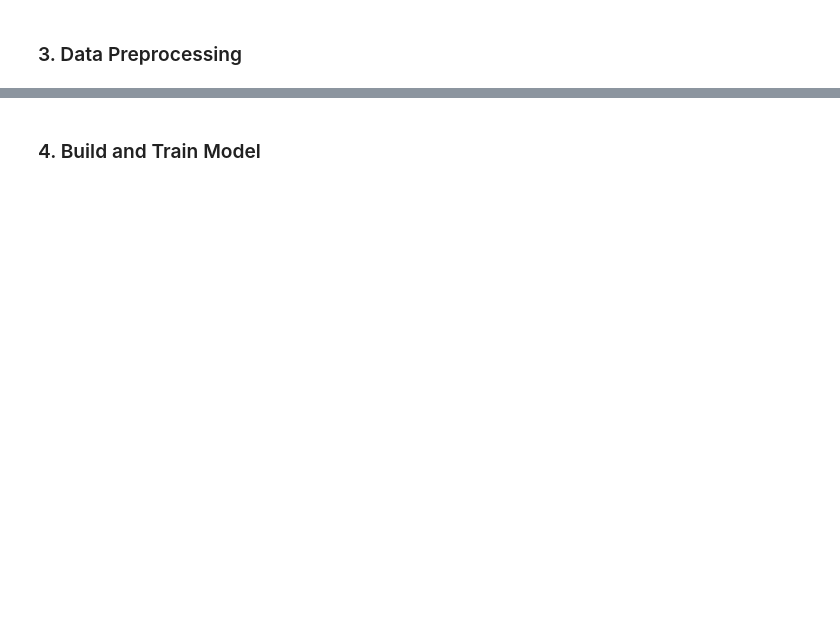
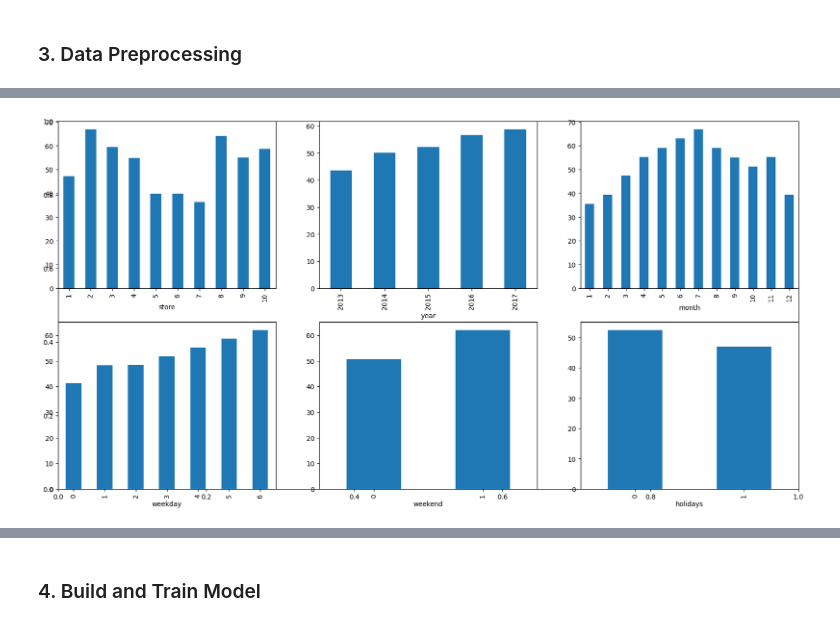
Before and after one commit to fatahrahimi330/100-Machine-Learning-Projects, a Jupyter notebook: 29-Inventory Demand Forecasting/inventory_demand_forecasting.ipynb, the cells around one changed output, grey strips where cells are left out. Drawn from its saved outputs; the diff is of its cells as text; code cells hidden in the pictures; blank space fills up the shorter version.

```diff
--- a/29-Inventory Demand Forecasting/inventory_demand_forecasting.ipynb
+++ b/29-Inventory Demand Forecasting/inventory_demand_forecasting.ipynb
@@ -20,0 +142,4 @@ df.tail()
+# %%
+df['m1'] = np.sign(df['month'] * (2 * np.pi/12))
+df['m2'] = np.cos(df['month'] * (2 * np.pi/12))
+df.head()
@@ -20,0 +153,6 @@ df.tail()
+# %%
+def which_day(year, month, day):
+    return datetime(year=year, month=month, day=day).weekday()
+
+df['weekday'] = df.apply(lambda x : which_day(x['year'], x['month'], x['day']), axis=1)
+df.head()
@@ -20,0 +166,2 @@ df.tail()
+# %%
+df.drop('date', axis=1, inplace=True)
@@ -20,0 +183,3 @@ df.tail()
+# %%
+df['weekend'] = df['weekday'].apply(lambda x: 1 if x>5 else 0)
+df.head()
@@ -20,0 +193,11 @@ df.tail()
+# %%
+features = ['store', 'year', 'month', 'weekday', 'weekend', 'holidays']
+
+plt.subplots(figsize=(20, 10))
+for i, col in enumerate(features):
+    plt.subplot(2, 3, i+1)
+    df.groupby(col)['sales'].mean().plot.bar()
+
+plt.show()
+# %% [output]
+[figure, added]
```
Also changed, not shown: parts of 36 cells of this notebook, 2 other files.
